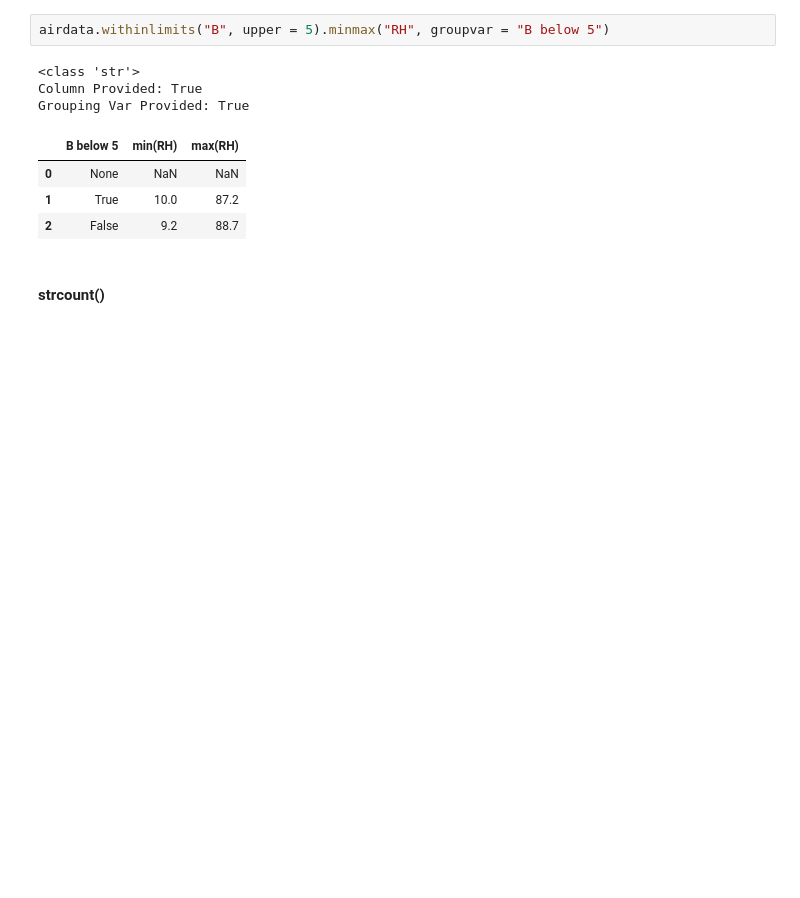
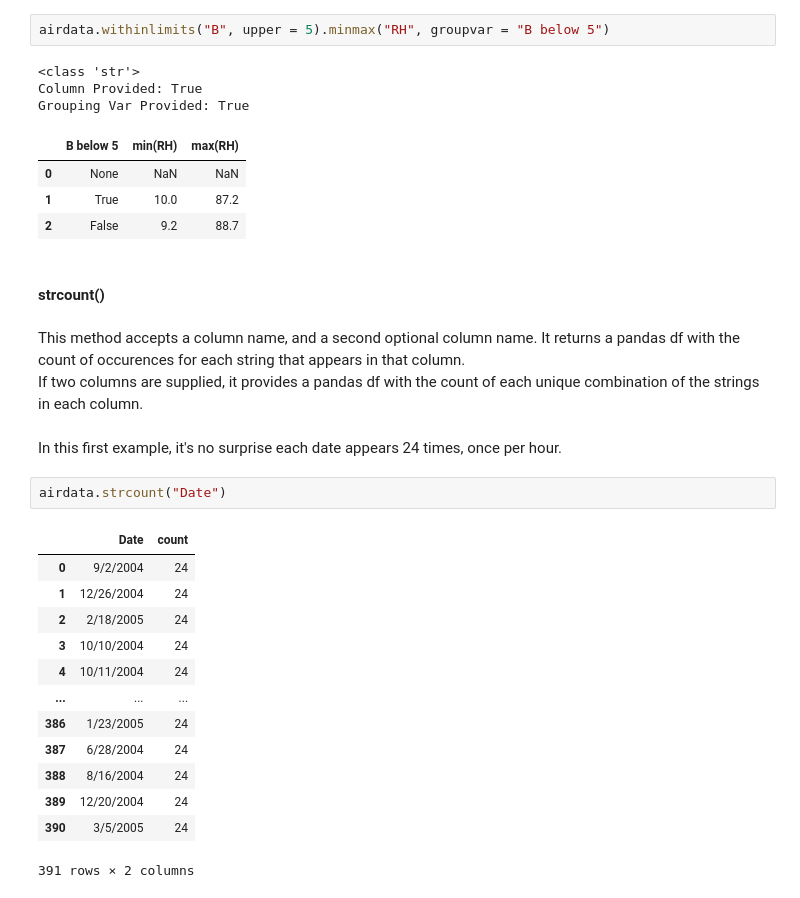
Before and after one commit to tort-cam/ST554Proj2, a Jupyter notebook: Project2.ipynb, the cells around one changed output. Drawn from its saved outputs; the diff is of its cells as text; blank space fills up the shorter version.

```diff
--- a/Project2.ipynb
+++ b/Project2.ipynb
@@ -612,3 +608,24 @@ Grouping Var Provided: True
 | 2 | False | 9.2 | 88.7 |
 # %% [markdown]
 #### strcount()
+# %% [markdown]
+This method accepts a column name, and a second optional column name. It returns a pandas df with the count of occurences for each string that appears in that column. \
+If two columns are supplied, it provides a pandas df with the count of each unique combination of the strings in each column.
+# %% [markdown]
+In this first example, it's no surprise each date appears 24 times, once per hour.
+# %%
+airdata.strcount("Date")
+# %% [output]
+|  | Date | count |
+| 0 | 9/2/2004 | 24 |
+| 1 | 12/26/2004 | 24 |
+| 2 | 2/18/2005 | 24 |
+| 3 | 10/10/2004 | 24 |
+| 4 | 10/11/2004 | 24 |
+| ... | ... | ... |
+| 386 | 1/23/2005 | 24 |
+| 387 | 6/28/2004 | 24 |
+| 388 | 8/16/2004 | 24 |
+| 389 | 12/20/2004 | 24 |
+| 390 | 3/5/2005 | 24 |
+391 rows × 2 columns
```
Also changed, not shown: parts of 23 cells of this notebook, 1 other file.
